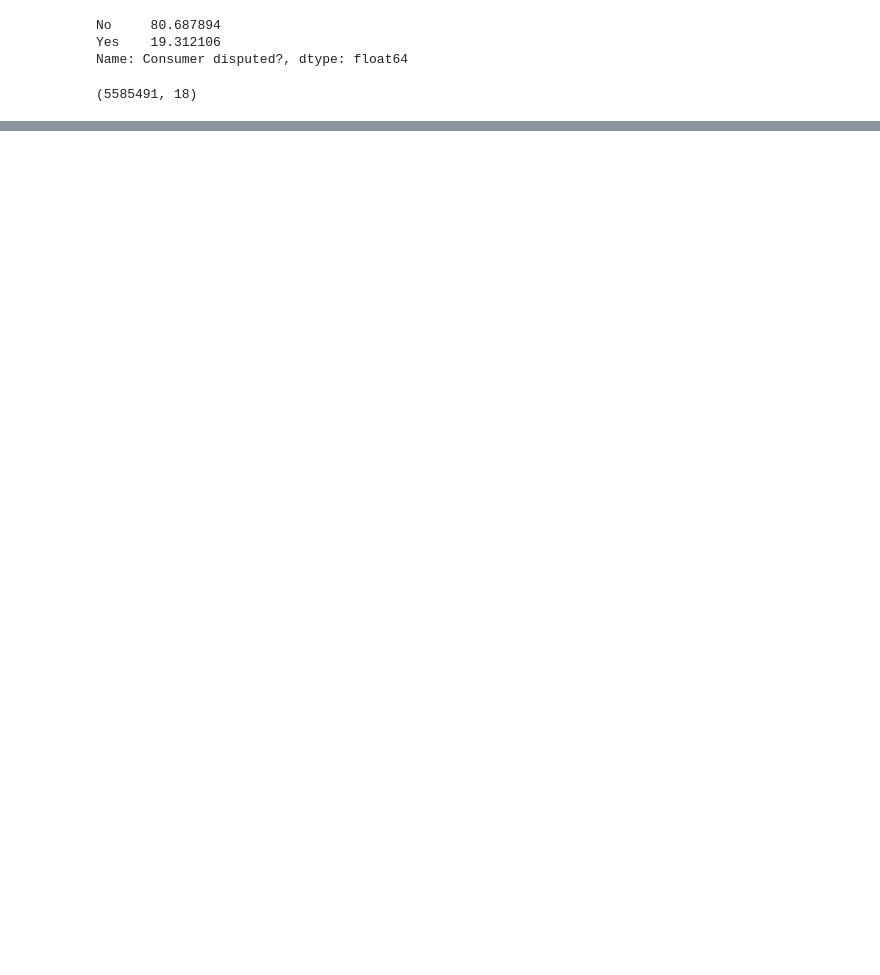
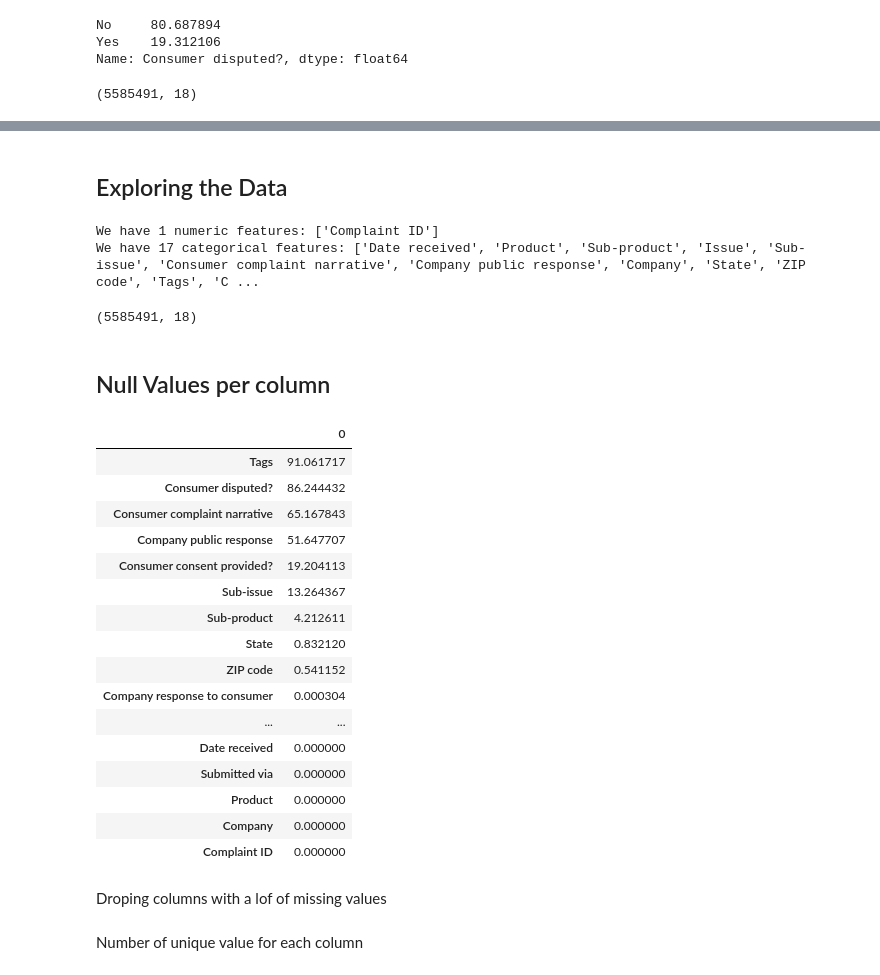
Before and after one commit to natek-1/finance_complaint_analysis, a Jupyter notebook: notebooks/EDA.ipynb, the cells around one changed output, grey strips where cells are left out. Saved outputs shown, nothing was run; the diff lists cells and outputs as text; code cells hidden in the pictures; blank space fills up the shorter version.

Commit message:
explored data in EDA file

```diff
--- a/notebooks/EDA.ipynb
+++ b/notebooks/EDA.ipynb
@@ -56,0 +123,38 @@ df.shape
+# %% [markdown]
+## Exploring the Data
+# %%
+numeric_features = [feature for feature in df.columns if df[feature].dtype != 'O']
+categorical_features = [feature for feature in df.columns if df[feature].dtype == "O"]
+
+print(f"We have {len(numeric_features)} numeric features: {numeric_features}")
+print(f"We have {len(categorical_features)} categorical features: {categorical_features}")
+# %% [output]
+We have 1 numeric features: ['Complaint ID']
+We have 17 categorical features: ['Date received', 'Product', 'Sub-product', 'Issue', 'Sub-issue', 'Consumer complaint narrative', 'Company public response', 'Company', 'State', 'ZIP code', 'Tags', 'C ...
+# %%
+df.shape
+# %% [output]
+(5585491, 18)
+# %% [markdown]
+## Null Values per column
+# %%
+missing = df.isnull().sum().div(df.shape[0]).mul(100).to_frame().sort_values(by=0, ascending=False)
+missing
+# %% [output]
+|  | 0 |
+| Tags | 91.061717 |
+| Consumer disputed? | 86.244432 |
+| Consumer complaint narrative | 65.167843 |
+| Company public response | 51.647707 |
+| Consumer consent provided? | 19.204113 |
+| Sub-issue | 13.264367 |
+| Sub-product | 4.212611 |
+| State | 0.832120 |
+| ZIP code | 0.541152 |
+| Company response to consumer | 0.000304 |
+| ... | ... |
+| Date received | 0.000000 |
+| Submitted via | 0.000000 |
+| Product | 0.000000 |
+| Company | 0.000000 |
+| Complaint ID | 0.000000 |
@@ -56,0 +164,4 @@ df.shape
+# %% [markdown]
+Droping columns with a lof of missing values
+# %% [markdown]
+Number of unique value for each column
```
Also changed, not shown: parts of 7 cells of this notebook.
